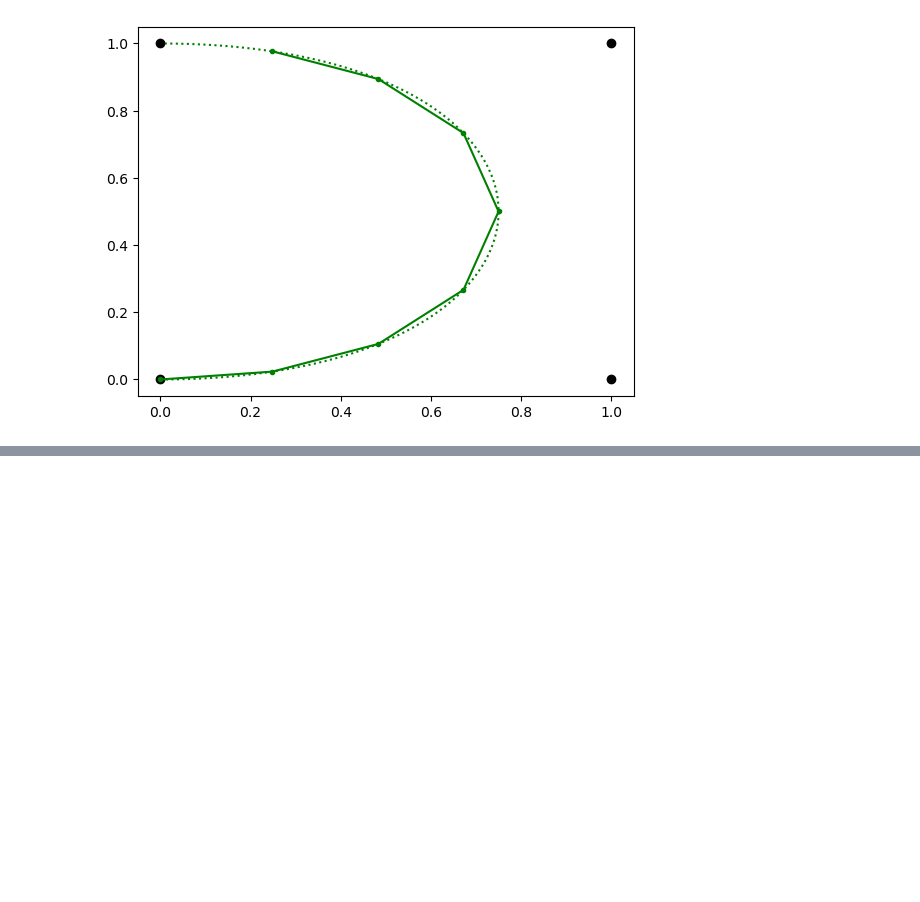
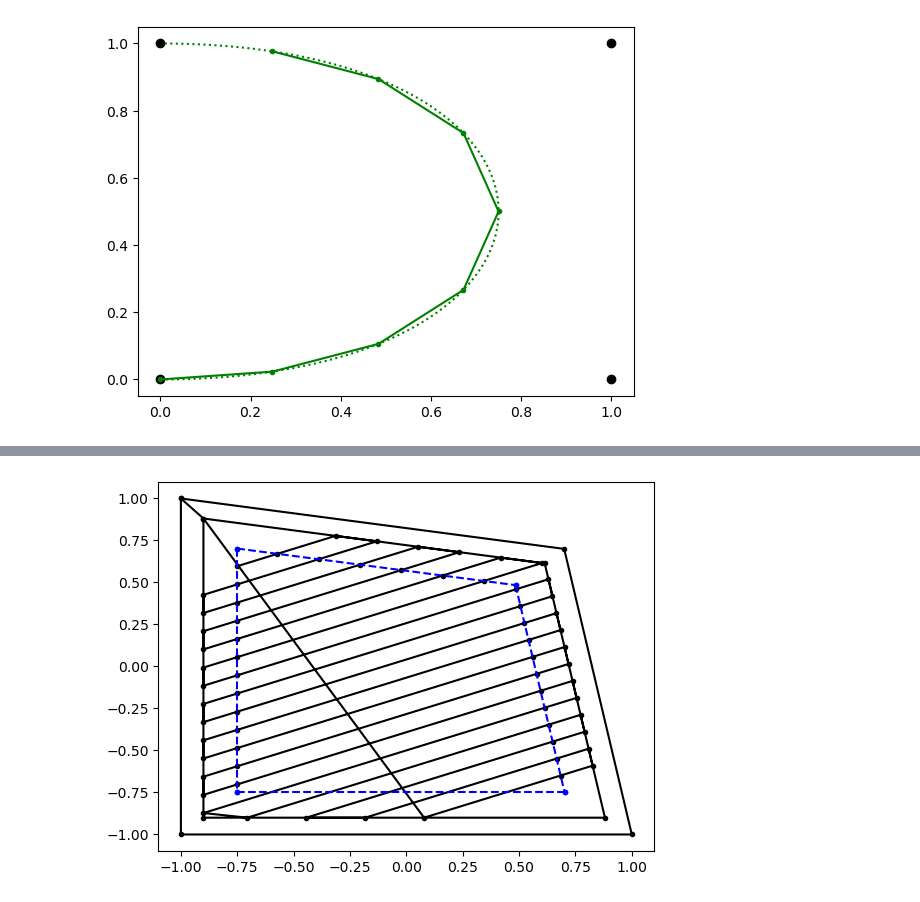
Before and after one commit to PatLT/grouch-binning, a Jupyter notebook: generation.ipynb, the cells around one changed output, grey strips where cells are left out. Cells and saved outputs as stored; diff of their text form; code cells hidden in the pictures; blank space fills up the shorter version.

```diff
--- a/generation.ipynb
+++ b/generation.ipynb
@@ -196,0 +213,10 @@ ax.set_ylim(ylim) ;
+# %%
+plt.plot(
+    *(slice1.scan_path.T),"k.-"
+)
+for i in range(slice1._hbs.num_edges):
+    plt.plot(slice1._hbs.seg_x[i][~np.isnan(slice1._hbs.seg_x[i])],
+             slice1._hbs.seg_y[i][~np.isnan(slice1._hbs.seg_y[i])],
+             "b.--")
+# %% [output]
+[figure, added]
```
Also changed, not shown: parts of 7 cells of this notebook, 1 other file.
